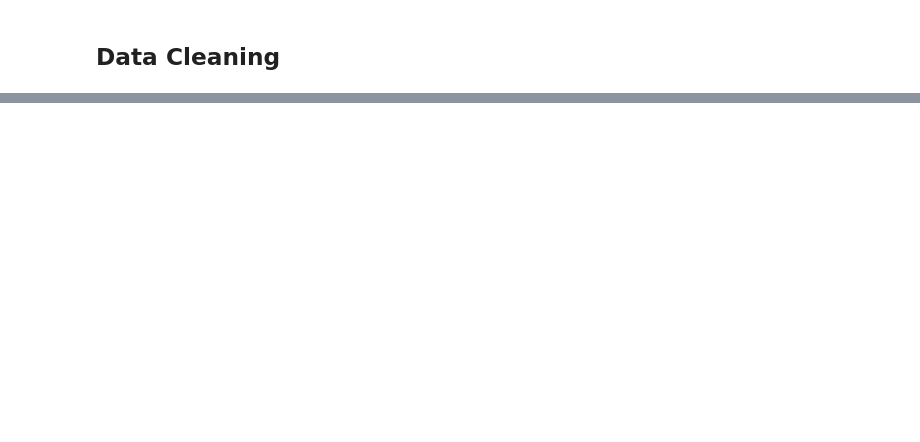
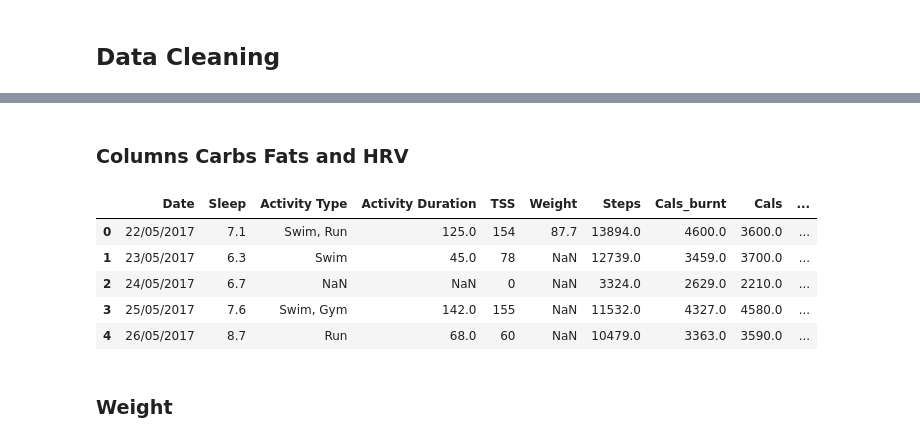
Before and after one commit to Matt89code/SampleCode, a Jupyter notebook: Calories/Peak AI Presentation.ipynb, the cells around one changed output, grey strips where cells are left out. Drawn from its saved outputs; the diff is of its cells as text; code cells hidden in the pictures; blank space fills up the shorter version.

```diff
--- a/Calories/Peak AI Presentation.ipynb
+++ b/Calories/Peak AI Presentation.ipynb
@@ -132,0 +163,14 @@ plt.show()
+# %% [markdown]
+### Columns Carbs Fats and HRV
+# %%
+df.drop(columns=['Fats','Carbs','HRV'], inplace=True)
+df.head(5)
+# %% [output]
+|  | Date | Sleep | Activity Type | Activity Duration | TSS | Weight | Steps | Cals_burnt | Cals | ... |
+| 0 | 22/05/2017 | 7.1 | Swim, Run | 125.0 | 154 | 87.7 | 13894.0 | 4600.0 | 3600.0 | ... |
+| 1 | 23/05/2017 | 6.3 | Swim | 45.0 | 78 | NaN | 12739.0 | 3459.0 | 3700.0 | ... |
+| 2 | 24/05/2017 | 6.7 | NaN | NaN | 0 | NaN | 3324.0 | 2629.0 | 2210.0 | ... |
+| 3 | 25/05/2017 | 7.6 | Swim, Gym | 142.0 | 155 | NaN | 11532.0 | 4327.0 | 4580.0 | ... |
+| 4 | 26/05/2017 | 8.7 | Run | 68.0 | 60 | NaN | 10479.0 | 3363.0 | 3590.0 | ... |
+# %% [markdown]
+### Weight
```
Also changed, not shown: parts of 64 cells of this notebook, 4 other files.
